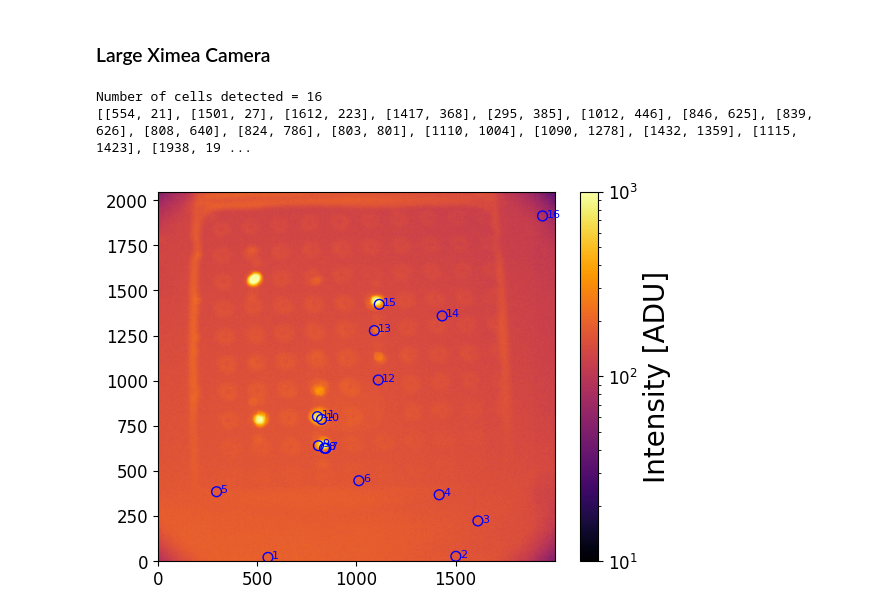
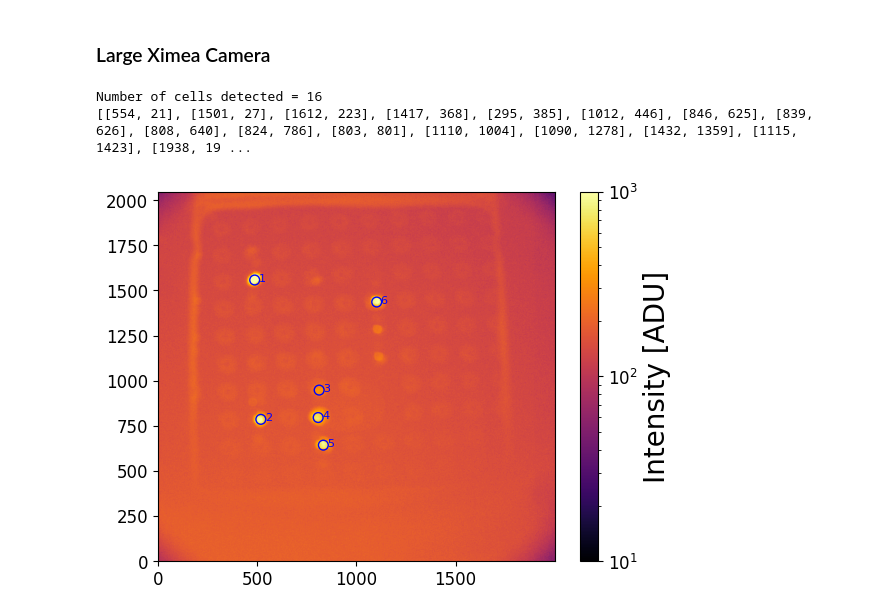
Before and after one commit to lukezhang01/Olfactory-Device, a Jupyter notebook: code/auto_detection_with_SNR.ipynb, the cells around one changed output. Cells and saved outputs as stored; diff of their text form; code cells hidden in the pictures.

Commit message:
added visualization

```diff
--- a/code/auto_detection_with_SNR.ipynb
+++ b/code/auto_detection_with_SNR.ipynb
@@ -479,20 +432,20 @@ Signal to noise ratio = 186.65523569459575
 # %%
 image_path = '../images/experiment 12/large ximea camera/signal_200ms_0dB_1.fits'
 
 threshold = 120
 vmin = 10
 vmax = 1000
 boxsize = 40
 
 data = open_fits_file(image_path)
 coords = cell_finder(data, threshold = threshold, fwhm = 0.08, x_min = 0, x_max = 2000, y_min = 0, y_max = 2000, min_size=10, max_intensity=900)
 print(coords)
-# coords = [[487, 1558], [518, 786], [812, 948], [807, 796], [833, 643], [1102, 1436]]
+coords = [[487, 1558], [518, 786], [812, 948], [807, 796], [833, 643], [1102, 1436]]
 show_cells(data, coords, vmin = vmin, vmax = vmax)
 # %% [output]
 Number of cells detected = 16
 [[554, 21], [1501, 27], [1612, 223], [1417, 368], [295, 385], [1012, 446], [846, 625], [839, 626], [808, 640], [824, 786], [803, 801], [1110, 1004], [1090, 1278], [1432, 1359], [1115, 1423], [1938, 19 ...
-[figure, old version]
+[figure, new version]
 # %%
 fluxes = []
 uncertainties = []
```
Also changed, not shown: parts of 6 cells of this notebook.
